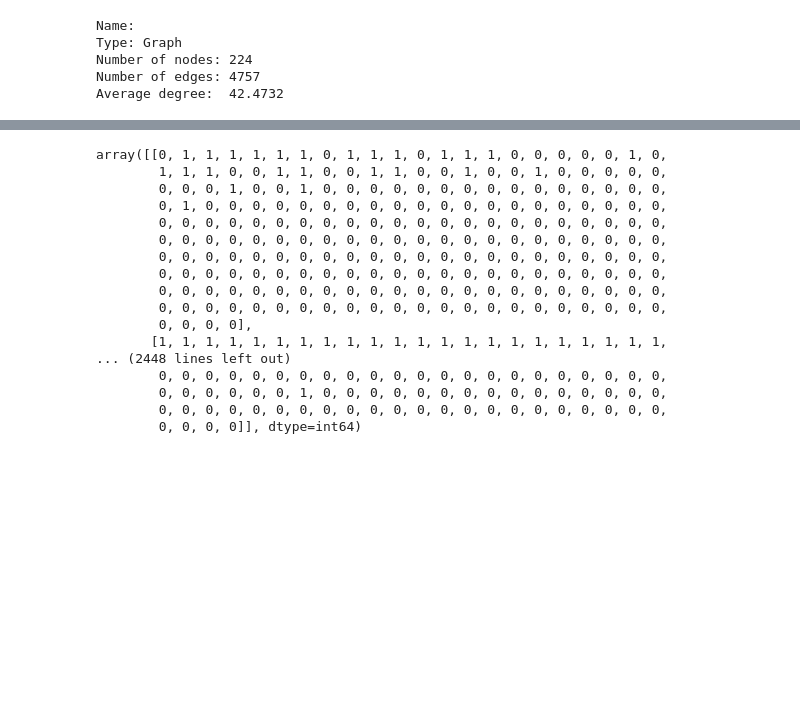
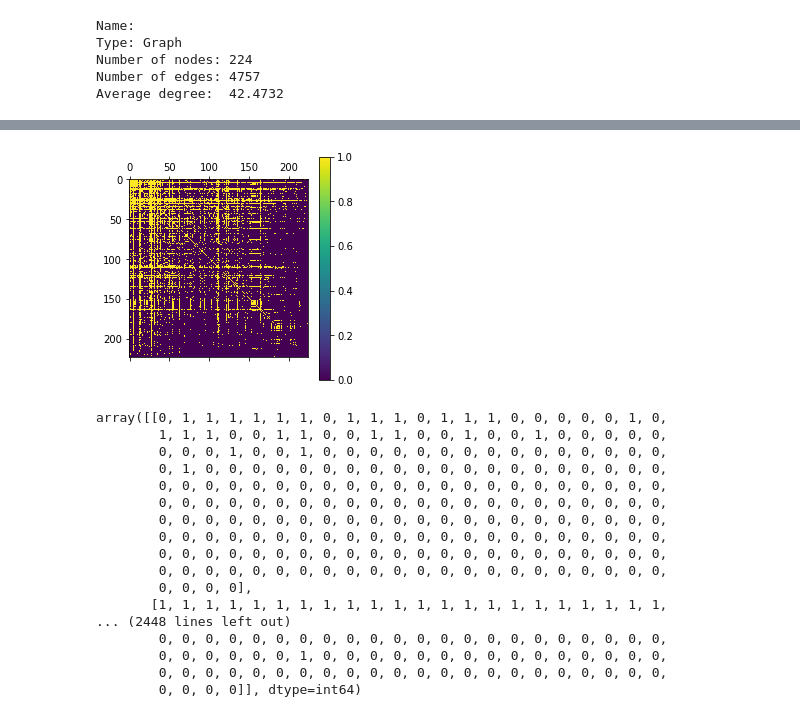
Before and after one commit to joe642/sibost15, a Jupyter notebook: analytics/notebooks/_kg/Explore.ipynb, the cells around one changed output, grey strips where cells are left out. Cells and saved outputs as stored; diff of their text form; code cells hidden in the pictures; blank space fills up the shorter version.

```diff
--- a/analytics/notebooks/_kg/Explore.ipynb
+++ b/analytics/notebooks/_kg/Explore.ipynb
@@ -360,6 +398,12 @@ nx.draw_spring(country_ssi_nx)
 import sys
 import numpy
 numpy.set_printoptions(threshold=sys.maxsize)
+# %%
+plt.matshow(nx.adjacency_matrix(country_ssi_nx).toarray());
+plt.colorbar()
+plt.show()
+# %% [output]
+[figure, added]
 # %%
 display(nx.adjacency_matrix(country_ssi_nx).toarray())
 # %% [output]
```
Also changed, not shown: parts of 16 cells of this notebook, 4 other files.
